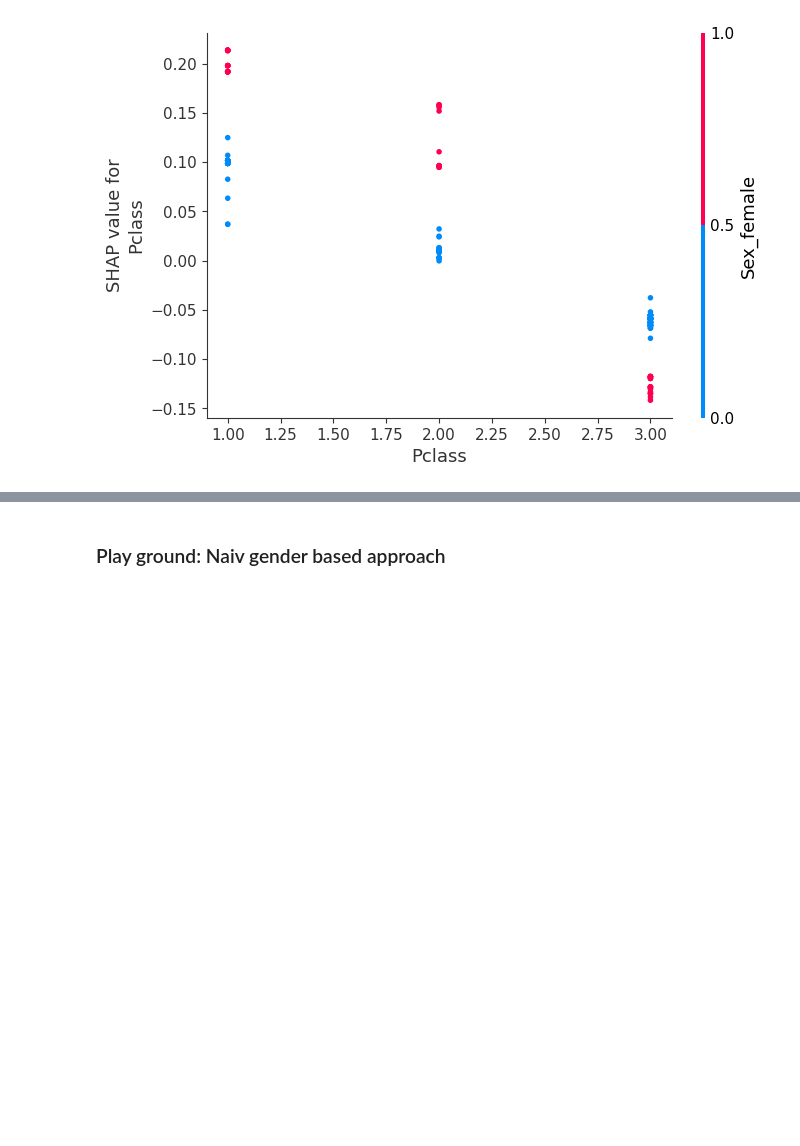
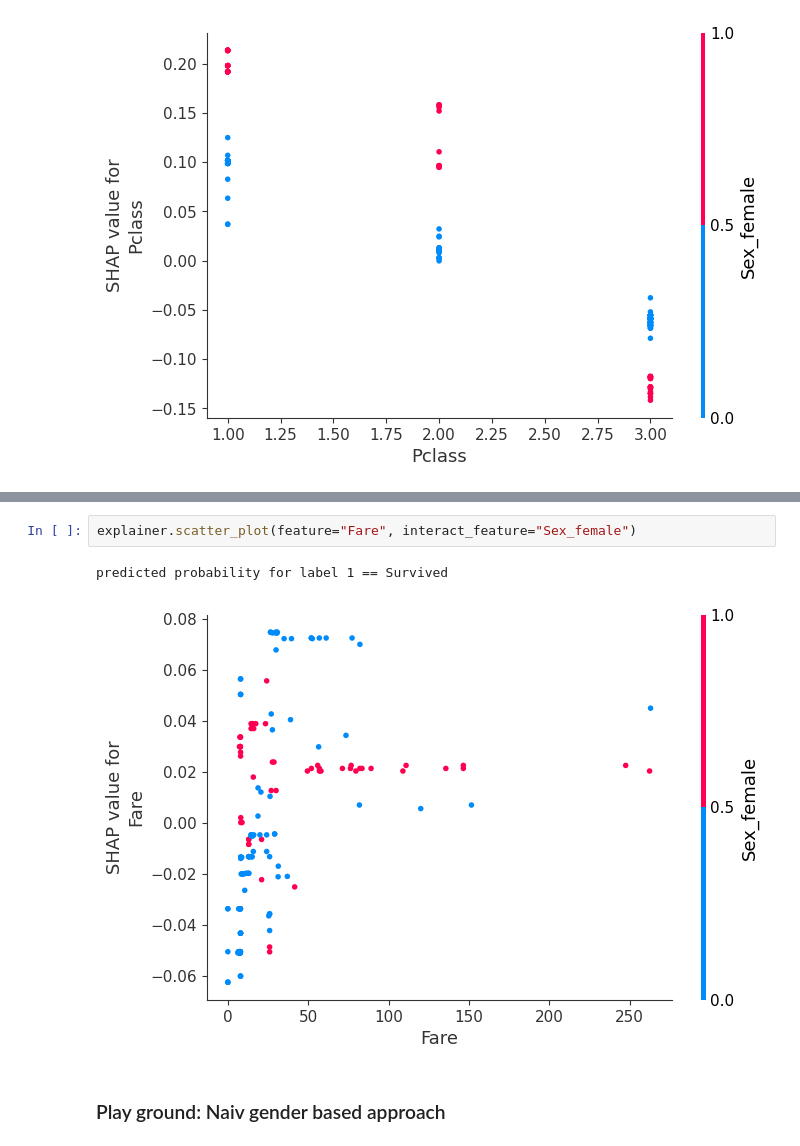
Before and after one commit to yingding/tf-every-day, a Jupyter notebook: 12shap/titanic.ipynb, the cells around one changed output, grey strips where cells are left out. Cells and saved outputs as stored; diff of their text form; blank space fills up the shorter version.

```diff
--- a/12shap/titanic.ipynb
+++ b/12shap/titanic.ipynb
@@ -517,3 +519,8 @@ predicted probability for label 1 == Survived
+# %%
+explainer.scatter_plot(feature="Fare", interact_feature="Sex_female")
+# %% [output]
+predicted probability for label 1 == Survived
+[figure, added]
 # %% [markdown]
 ### Play ground: Naiv gender based approach
 # %%
```
Also changed, not shown: parts of 4 cells of this notebook.
